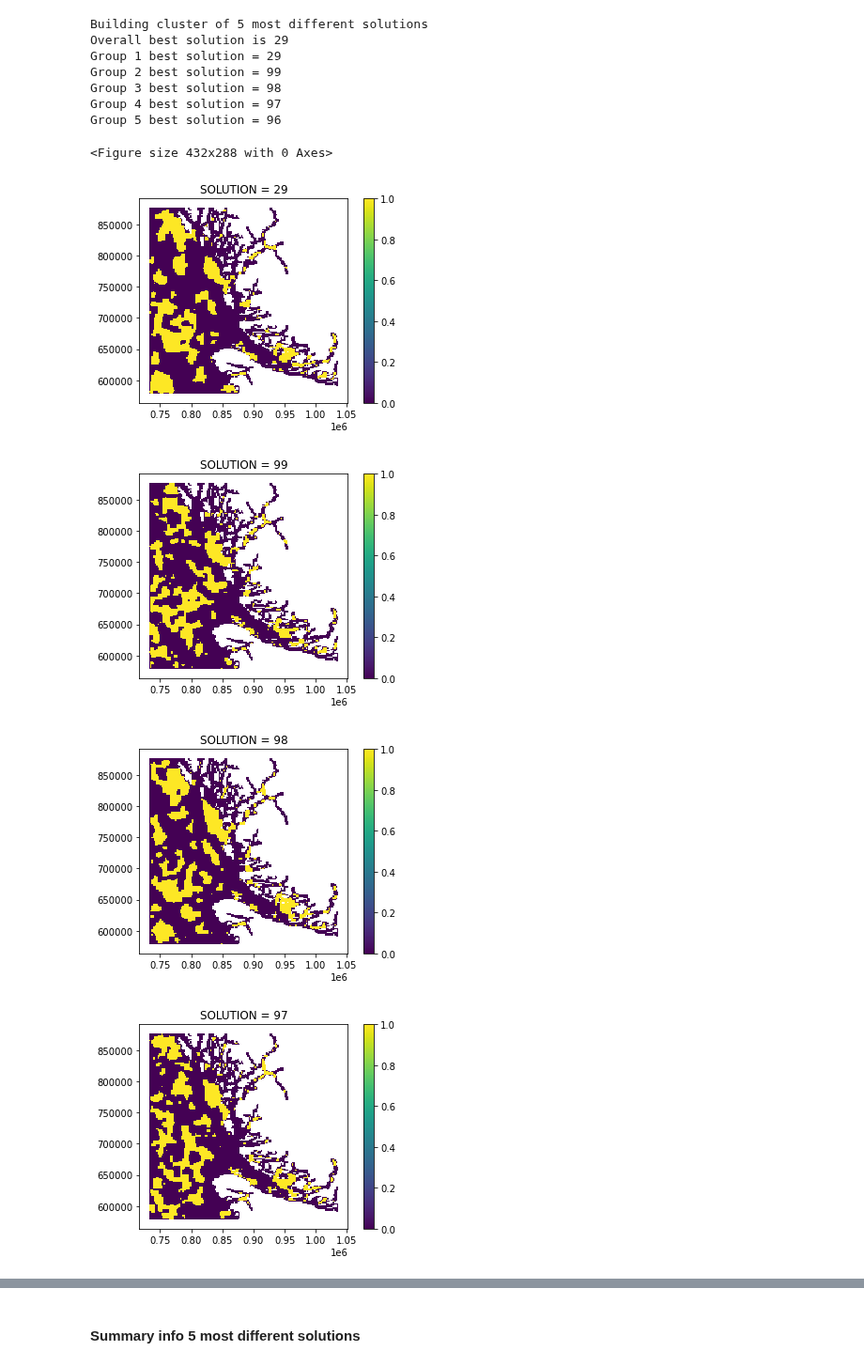
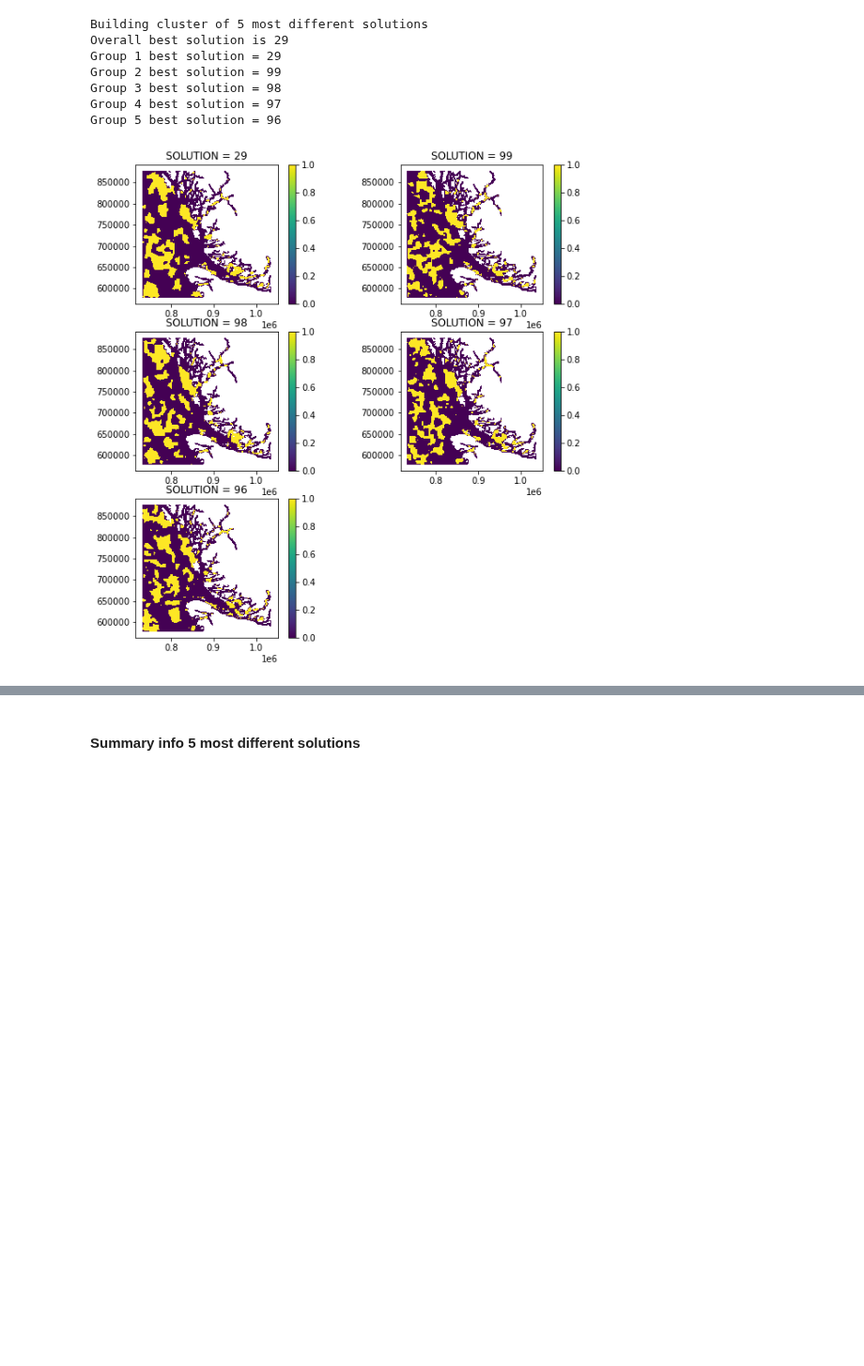
Before and after one commit to Vizzuality/marxan-cloud, a Jupyter notebook: data/notebooks/Lab/marxan_BC_example.ipynb, the cells around one changed output, grey strips where cells are left out. Shown at 94% size. Cells and saved outputs as stored; diff of their text form; code cells hidden in the pictures; blank space fills up the shorter version.

```diff
--- a/data/notebooks/Lab/marxan_BC_example.ipynb
+++ b/data/notebooks/Lab/marxan_BC_example.ipynb
@@ -115,16 +121,14 @@ Group 3 best solution = 98
 Group 4 best solution = 97
 Group 5 best solution = 96
 # %%
-fig = plt.figure()
+#fig, axes = plt.subplots(nrows=3, ncols=2, figsize=(10, 10))
+fig = plt.figure(figsize=(10,10))
 
-for sol in bestsols:
+for idx, sol in enumerate(bestsols):
+    axn = fig.add_subplot(321+idx)
     solution = pd.read_csv(f"{MARXAN_FOLDER}/output/output_r000{sol}.csv")
     solution_grid = pu_area.merge(solution,left_on='PUID',right_on = 'PUID',how='inner')
-    solution_grid.plot(column='SOLUTION', legend=True)
-    plt.title(f'SOLUTION = {sol}')
+    solution_grid.plot(ax=axn,column='SOLUTION', legend=True)
+    axn.set_title(f'SOLUTION = {sol}')
 # %% [output]
-<Figure size 432x288 with 0 Axes>
-[figure, old version]
+[figure, new version]
-[figure, removed]
-[figure, removed]
-[figure, removed]
```
Also changed, not shown: parts of 9 cells of this notebook, 2 other files.
